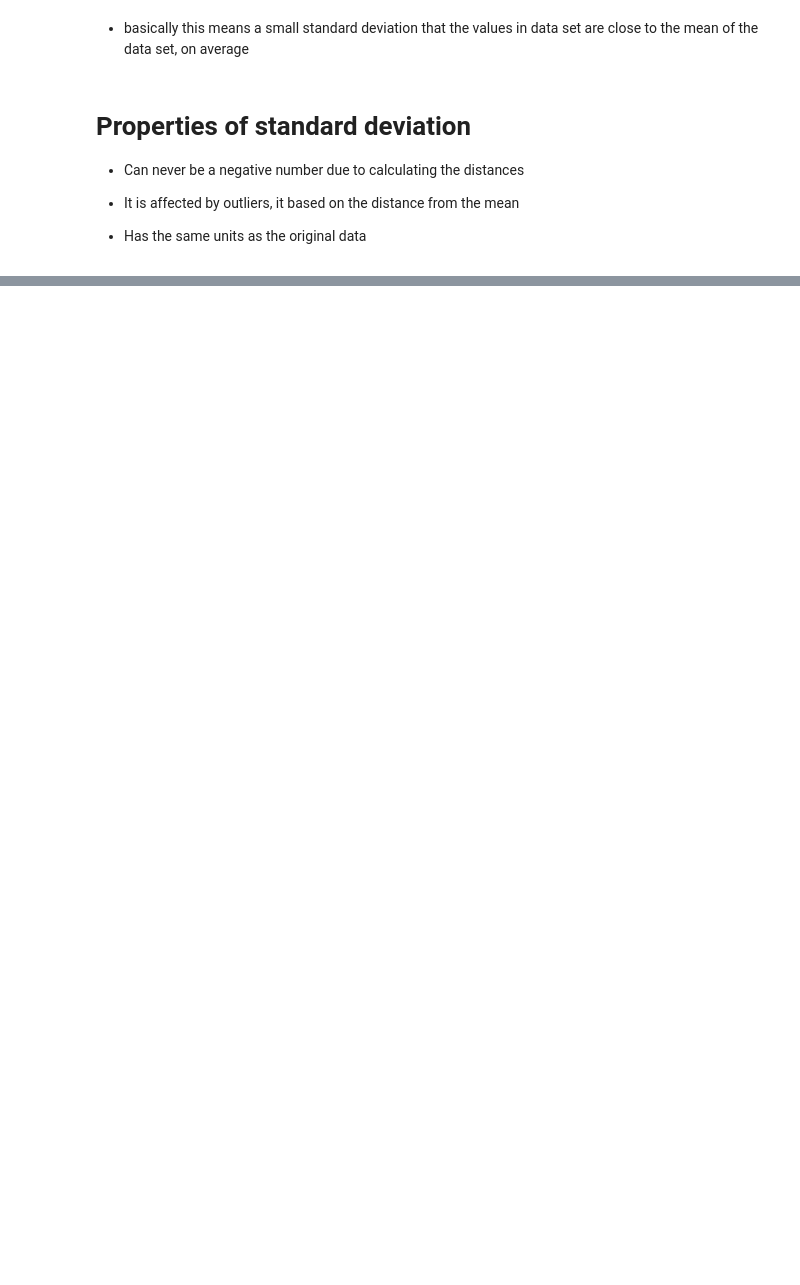
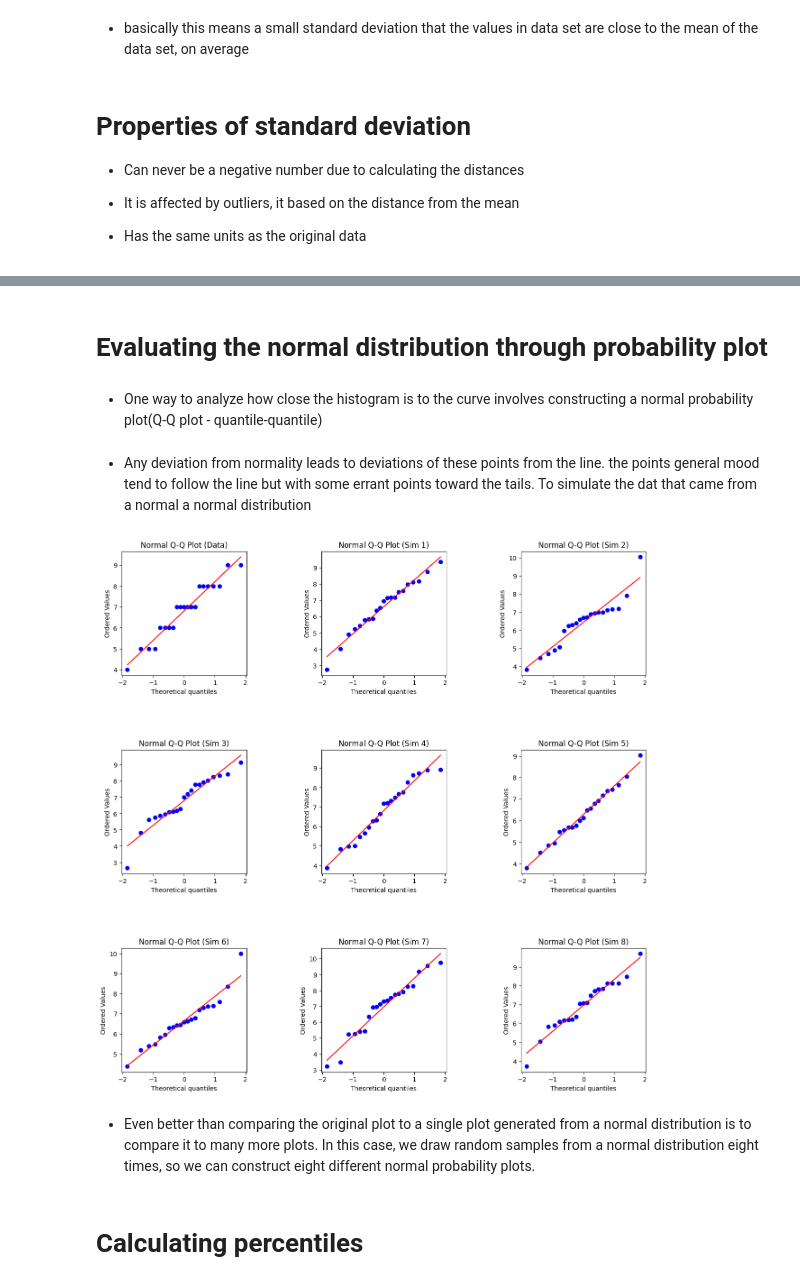
Before and after one commit to lucaspinheiro27/Python_statistics, a Jupyter notebook: Saude_mental.ipynb, the cells around one changed output, grey strips where cells are left out. Cells and saved outputs as stored; diff of their text form; code cells hidden in the pictures; blank space fills up the shorter version.

```diff
--- a/Saude_mental.ipynb
+++ b/Saude_mental.ipynb
@@ -164,0 +197,58 @@ Standard deviation of mood:  1.3645163106041502
+# %% [markdown]
+# Evaluating the normal distribution through probability plot
+# %% [markdown]
+* One way to analyze how close the histogram is to the curve involves constructing a normal probability plot(Q-Q plot - quantile-quantile)
+# %% [markdown]
+* Any deviation from normality leads to deviations of these points from the line. the points general mood tend to follow the line but with some errant points toward the tails. To simulate the dat that came from a normal a normal distribution
+# %%
+sim_norm_8 = []
+for i in range(8):
+    sim_norm_8.append(np.random.normal(size = len(df['Humor Geral']), loc=moodmean, scale=sample_std))
+
+plt.rcParams['figure.figsize'] = (15, 15)
+plt.tight_layout(pad = 1)
+plt.subplots_adjust(hspace = 0.6, wspace = 0.6)
+
+plt.subplot(3, 3, 1)
+probplot(df['Humor Geral'], plot = plt)
+plt.title('Normal Q-Q Plot (Data)')
+
+plt.subplot(3, 3, 2)
+probplot(sim_norm_8[0], plot = plt)
+plt.title('Normal Q-Q Plot (Sim 1)')
+
+plt.subplot(3, 3, 3)
+probplot(sim_norm_8[1], plot = plt)
+plt.title('Normal Q-Q Plot (Sim 2)')
+
+plt.subplot(3, 3, 4)
+probplot(sim_norm_8[2], plot = plt)
+plt.title('Normal Q-Q Plot (Sim 3)')
+
+plt.subplot(3, 3, 5)
+probplot(sim_norm_8[3], plot = plt)
+plt.title('Normal Q-Q Plot (Sim 4)')
+
+plt.subplot(3, 3, 6)
+probplot(sim_norm_8[4], plot = plt)
+plt.title('Normal Q-Q Plot (Sim 5)')
+
+plt.subplot(3, 3, 7)
+probplot(sim_norm_8[5], plot = plt)
+plt.title('Normal Q-Q Plot (Sim 6)')
+
+plt.subplot(3, 3, 8)
+probplot(sim_norm_8[6], plot = plt)
+plt.title('Normal Q-Q Plot (Sim 7)')
+
+plt.subplot(3, 3, 9)
+probplot(sim_norm_8[7], plot = plt)
+plt.title('Normal Q-Q Plot (Sim 8)')
+
+plt.show();
+# %% [output]
+[figure, added]
+# %% [markdown]
+* Even better than comparing the original plot to a single plot generated from a normal distribution is to compare it to many more plots. In this case, we draw random samples from a normal distribution eight times, so we can construct eight different normal probability plots.
+# %% [markdown]
+# Calculating percentiles
```
Also changed, not shown: parts of 17 cells of this notebook.
